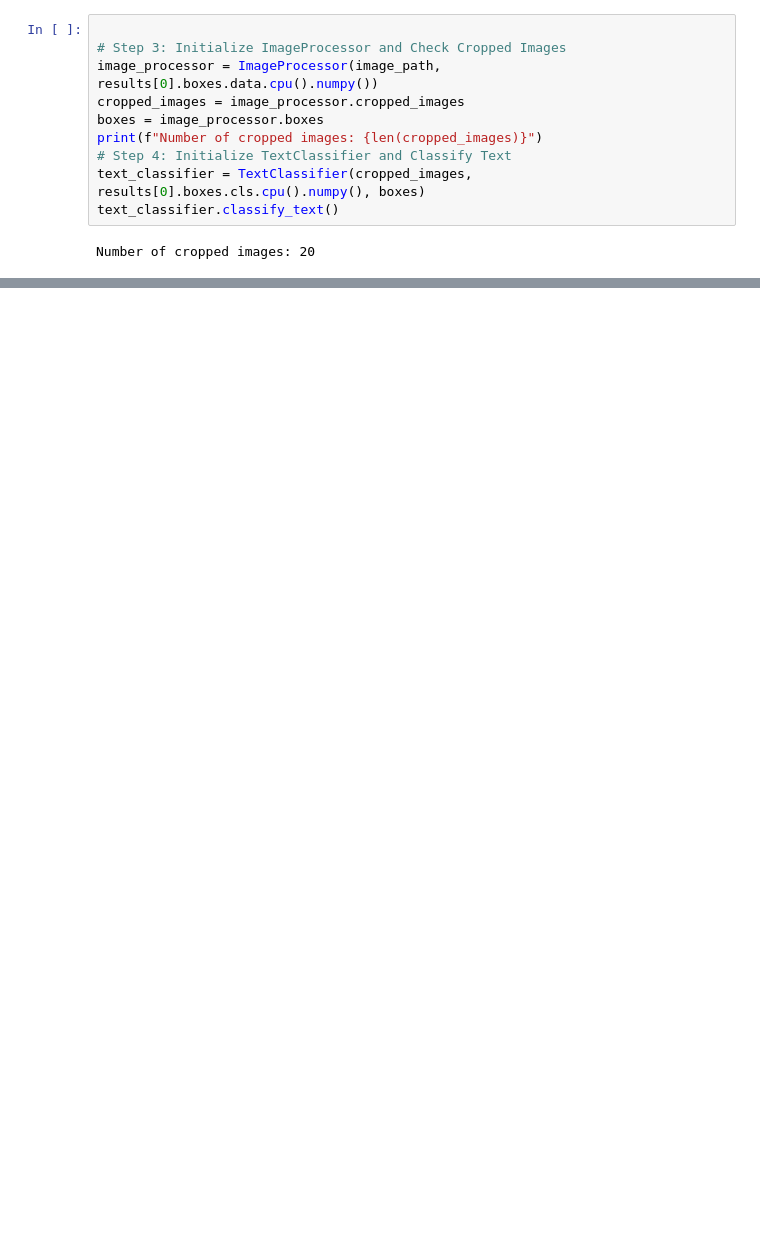
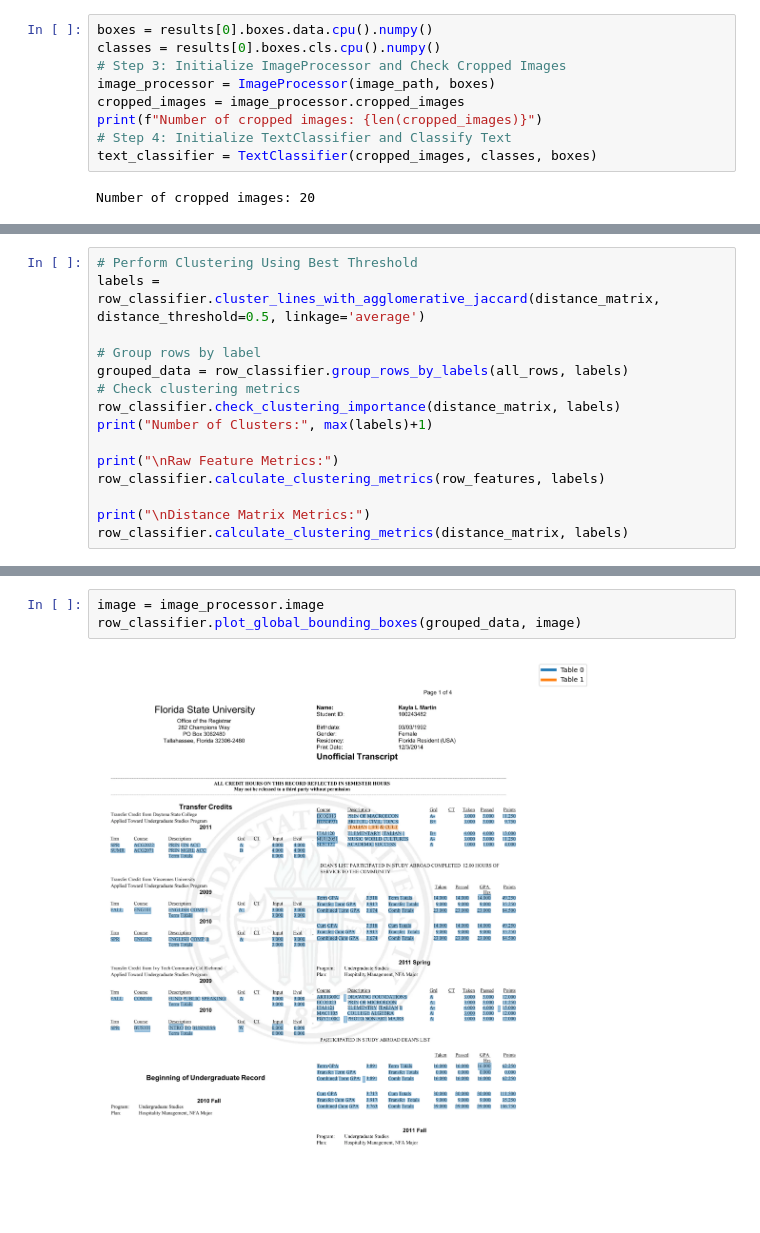
Before and after one commit to Declan-Bracken/MEng_Project, a Jupyter notebook: TableReconstruction/row_cluster_testing.ipynb, the cells around one changed output, grey strips where cells are left out. Saved outputs shown, nothing was run; the diff lists cells and outputs as text; blank space fills up the shorter version.

```diff
--- a/TableReconstruction/row_cluster_testing.ipynb
+++ b/TableReconstruction/row_cluster_testing.ipynb
@@ -33,12 +44,11 @@ Image path: /Users/declanbracken/Development/UofT_Projects/Meng_Project/Transcri
 # %%
-
+boxes = results[0].boxes.data.cpu().numpy()
+classes = results[0].boxes.cls.cpu().numpy()
 # Step 3: Initialize ImageProcessor and Check Cropped Images
-image_processor = ImageProcessor(image_path, results[0].boxes.data.cpu().numpy())
+image_processor = ImageProcessor(image_path, boxes)
 cropped_images = image_processor.cropped_images
-boxes = image_processor.boxes
 print(f"Number of cropped images: {len(cropped_images)}")
 # Step 4: Initialize TextClassifier and Classify Text
-text_classifier = TextClassifier(cropped_images, results[0].boxes.cls.cpu().numpy(), boxes)
-text_classifier.classify_text()
+text_classifier = TextClassifier(cropped_images, classes, boxes)
 # %% [output]
 Number of cropped images: 20
@@ -86,0 +226,15 @@ print(all_rows)
+# %%
+# Perform Clustering Using Best Threshold
+labels = row_classifier.cluster_lines_with_agglomerative_jaccard(distance_matrix, distance_threshold=0.5, linkage='average')
+
+# Group rows by label
+grouped_data = row_classifier.group_rows_by_labels(all_rows, labels)
+# Check clustering metrics
+row_classifier.check_clustering_importance(distance_matrix, labels)
+print("Number of Clusters:", max(labels)+1)
+
+print("\nRaw Feature Metrics:")
+row_classifier.calculate_clustering_metrics(row_features, labels)
+
+print("\nDistance Matrix Metrics:")
+row_classifier.calculate_clustering_metrics(distance_matrix, labels)
@@ -86,0 +255,5 @@ print(all_rows)
+# %%
+image = image_processor.image
+row_classifier.plot_global_bounding_boxes(grouped_data, image)
+# %% [output]
+[figure, added]
```
Also changed, not shown: parts of 12 cells of this notebook, 16 other files.
